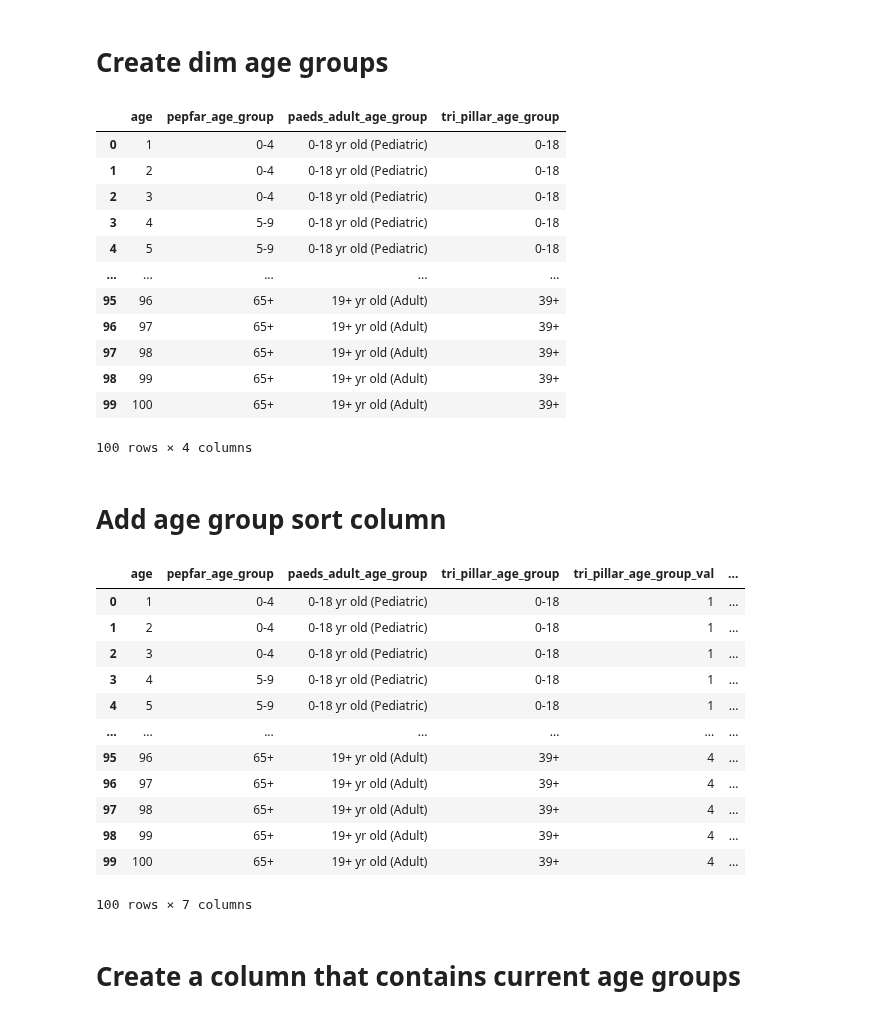
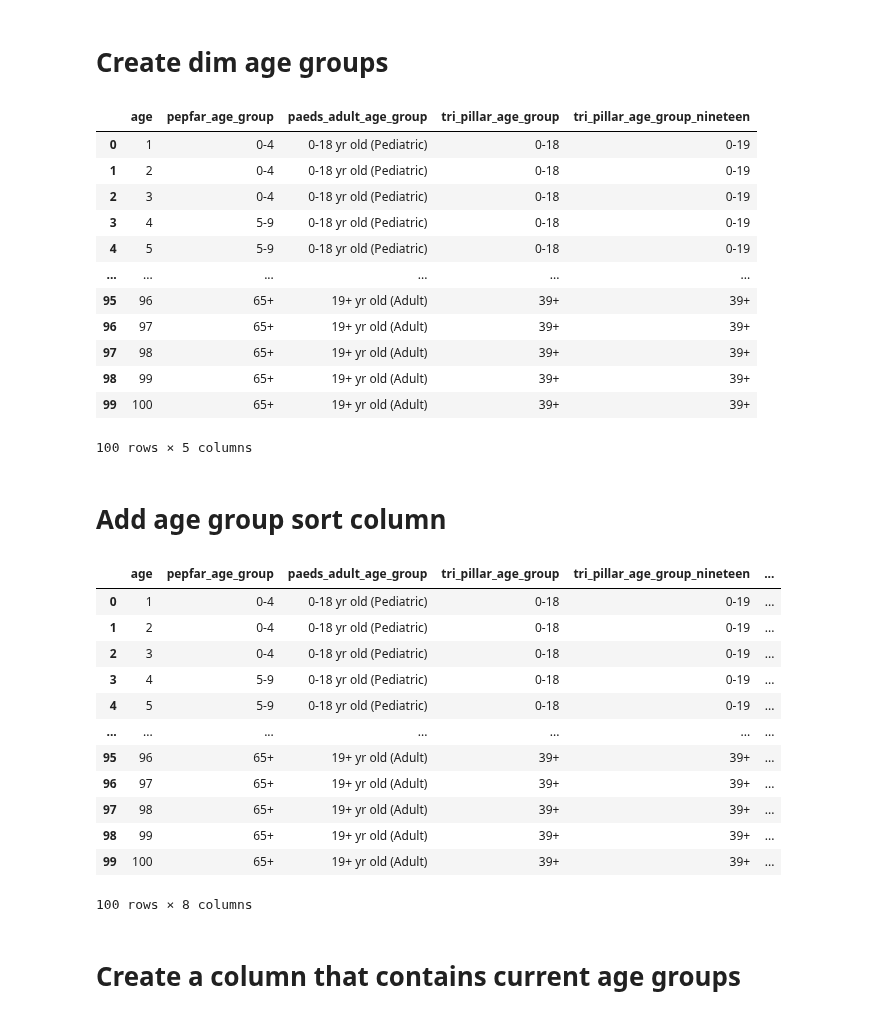
Before and after one commit to UCSF-IGHS/duft-config, a Jupyter notebook: system/data_tasks/fm_sentinel_events.ipynb, the cells around one changed output. Cells and saved outputs as stored; diff of their text form; code cells hidden in the pictures.

```diff
--- a/system/data_tasks/fm_sentinel_events.ipynb
+++ b/system/data_tasks/fm_sentinel_events.ipynb
@@ -809,42 +820,52 @@ fact_sentinel_event_df.head()
 # %%
 bins = [0, 4, 9, 14, 19, 24, 29, 34, 39, 44, 49, 54, 59, 64, float('inf')]
 labels = ['0-4', '5-9', '10-14','15-19','20-24','25-29','30-34','35-39','40-44','45-49','50-54','55-59','60-64', '65+']
 
 dim_age_group_df = pd.DataFrame({
     'age': range(1, 101)
 })
 
 dim_age_group_df['pepfar_age_group'] = pd.cut(dim_age_group_df['age'], bins=bins, labels=labels, right=False)
 
 dim_age_group_df['paeds_adult_age_group'] = dim_age_group_df['age'].apply(lambda x: '0-18 yr old (Pediatric)' if x <= 18 else '19+ yr old (Adult)')
 
 def tri_pillar_classify(age):
     if 0 <= age <= 18:
         return '0-18'
     elif age == 19:
         return '19'
     elif 20 <= age <= 39:
         return '20-39'
     else:
         return '39+'
 
+def tri_pillar_19_classify(age):
+    if 0 <= age <= 19:
+        return '0-19'
+    elif 20 <= age <= 39:
+        return '20-39'
+    else:
+        return '39+'
+
 dim_age_group_df['tri_pillar_age_group'] = dim_age_group_df['age'].apply(tri_pillar_classify)
 
+dim_age_group_df['tri_pillar_age_group_nineteen'] = dim_age_group_df['age'].apply(tri_pillar_19_classify)
+
 dim_age_group_df.head(100)
 # %% [output]
-|  | age | pepfar_age_group | paeds_adult_age_group | tri_pillar_age_group |
-| 0 | 1 | 0-4 | 0-18 yr old (Pediatric) | 0-18 |
-| 1 | 2 | 0-4 | 0-18 yr old (Pediatric) | 0-18 |
-| 2 | 3 | 0-4 | 0-18 yr old (Pediatric) | 0-18 |
-| 3 | 4 | 5-9 | 0-18 yr old (Pediatric) | 0-18 |
-| 4 | 5 | 5-9 | 0-18 yr old (Pediatric) | 0-18 |
-| ... | ... | ... | ... | ... |
-| 95 | 96 | 65+ | 19+ yr old (Adult) | 39+ |
-| 96 | 97 | 65+ | 19+ yr old (Adult) | 39+ |
-| 97 | 98 | 65+ | 19+ yr old (Adult) | 39+ |
-| 98 | 99 | 65+ | 19+ yr old (Adult) | 39+ |
-| 99 | 100 | 65+ | 19+ yr old (Adult) | 39+ |
+|  | age | pepfar_age_group | paeds_adult_age_group | tri_pillar_age_group | tri_pillar_age_group_nineteen |
+| 0 | 1 | 0-4 | 0-18 yr old (Pediatric) | 0-18 | 0-19 |
+| 1 | 2 | 0-4 | 0-18 yr old (Pediatric) | 0-18 | 0-19 |
+| 2 | 3 | 0-4 | 0-18 yr old (Pediatric) | 0-18 | 0-19 |
+| 3 | 4 | 5-9 | 0-18 yr old (Pediatric) | 0-18 | 0-19 |
+| 4 | 5 | 5-9 | 0-18 yr old (Pediatric) | 0-18 | 0-19 |
+| ... | ... | ... | ... | ... | ... |
+| 95 | 96 | 65+ | 19+ yr old (Adult) | 39+ | 39+ |
+| 96 | 97 | 65+ | 19+ yr old (Adult) | 39+ | 39+ |
+| 97 | 98 | 65+ | 19+ yr old (Adult) | 39+ | 39+ |
+| 98 | 99 | 65+ | 19+ yr old (Adult) | 39+ | 39+ |
+| 99 | 100 | 65+ | 19+ yr old (Adult) | 39+ | 39+ |
-100 rows × 4 columns
+100 rows × 5 columns
 # %% [markdown]
 # Add age group sort column
 # %%
@@ -898,19 +919,19 @@ dim_age_group_df['pepfar_age_group_val'] = dim_age_group_df['pepfar_age_group'].
 
 dim_age_group_df.head(100)
 # %% [output]
-|  | age | pepfar_age_group | paeds_adult_age_group | tri_pillar_age_group | tri_pillar_age_group_val | ... |
-| 0 | 1 | 0-4 | 0-18 yr old (Pediatric) | 0-18 | 1 | ... |
-| 1 | 2 | 0-4 | 0-18 yr old (Pediatric) | 0-18 | 1 | ... |
-| 2 | 3 | 0-4 | 0-18 yr old (Pediatric) | 0-18 | 1 | ... |
-| 3 | 4 | 5-9 | 0-18 yr old (Pediatric) | 0-18 | 1 | ... |
-| 4 | 5 | 5-9 | 0-18 yr old (Pediatric) | 0-18 | 1 | ... |
+|  | age | pepfar_age_group | paeds_adult_age_group | tri_pillar_age_group | tri_pillar_age_group_nineteen | ... |
+| 0 | 1 | 0-4 | 0-18 yr old (Pediatric) | 0-18 | 0-19 | ... |
+| 1 | 2 | 0-4 | 0-18 yr old (Pediatric) | 0-18 | 0-19 | ... |
+| 2 | 3 | 0-4 | 0-18 yr old (Pediatric) | 0-18 | 0-19 | ... |
+| 3 | 4 | 5-9 | 0-18 yr old (Pediatric) | 0-18 | 0-19 | ... |
+| 4 | 5 | 5-9 | 0-18 yr old (Pediatric) | 0-18 | 0-19 | ... |
 | ... | ... | ... | ... | ... | ... | ... |
-| 95 | 96 | 65+ | 19+ yr old (Adult) | 39+ | 4 | ... |
-| 96 | 97 | 65+ | 19+ yr old (Adult) | 39+ | 4 | ... |
-| 97 | 98 | 65+ | 19+ yr old (Adult) | 39+ | 4 | ... |
-| 98 | 99 | 65+ | 19+ yr old (Adult) | 39+ | 4 | ... |
-| 99 | 100 | 65+ | 19+ yr old (Adult) | 39+ | 4 | ... |
+| 95 | 96 | 65+ | 19+ yr old (Adult) | 39+ | 39+ | ... |
+| 96 | 97 | 65+ | 19+ yr old (Adult) | 39+ | 39+ | ... |
+| 97 | 98 | 65+ | 19+ yr old (Adult) | 39+ | 39+ | ... |
+| 98 | 99 | 65+ | 19+ yr old (Adult) | 39+ | 39+ | ... |
+| 99 | 100 | 65+ | 19+ yr old (Adult) | 39+ | 39+ | ... |
-100 rows × 7 columns
+100 rows × 8 columns
 # %% [markdown]
 # Create a column that contains current age groups
 # %%
```
Also changed, not shown: parts of 40 cells of this notebook, 19 other files.
